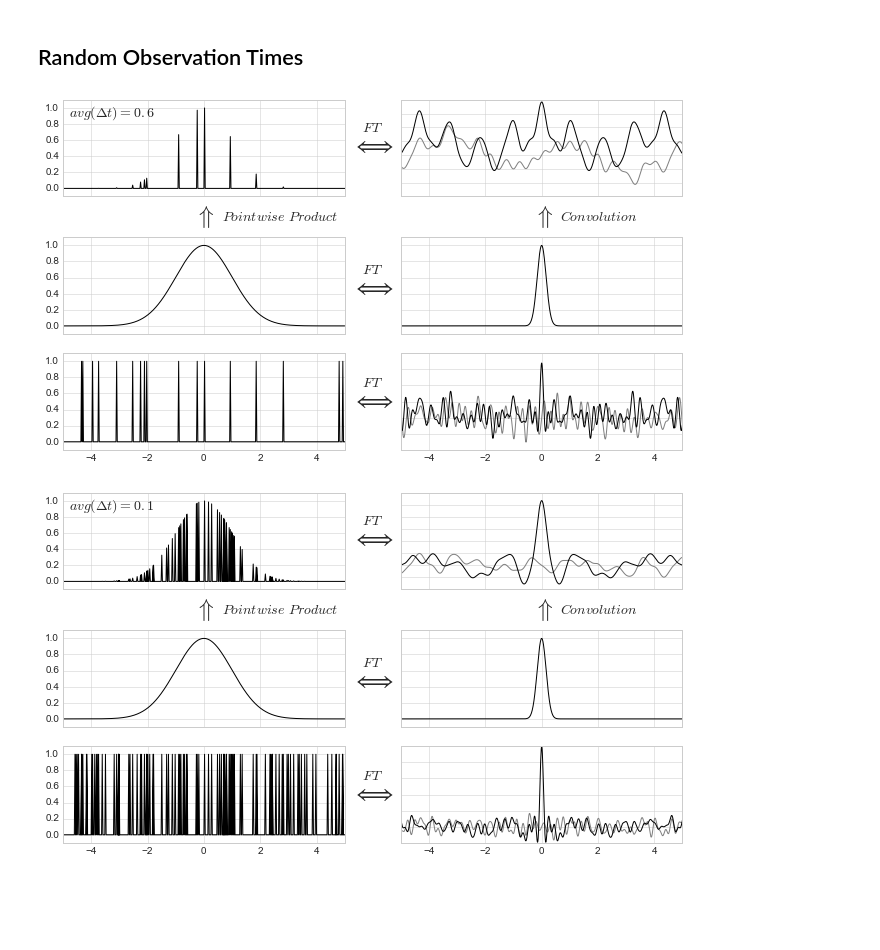
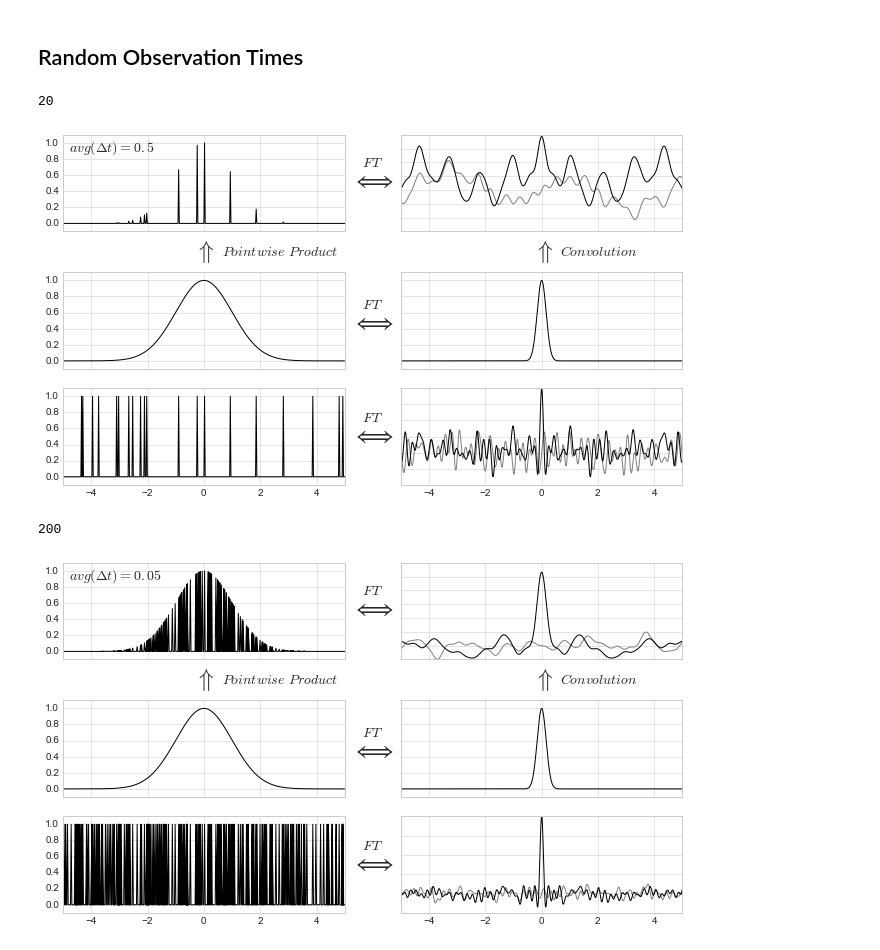
Before and after one commit to jakevdp/PracticalLombScargle, a Jupyter notebook: figures/WindowFunctions.ipynb, the cells around one changed output. Drawn from its saved outputs; the diff is of its cells as text; code cells hidden in the pictures; blank space fills up the shorter version.

Commit message:
Update nonuniform window discussion

```diff
--- a/figures/WindowFunctions.ipynb
+++ b/figures/WindowFunctions.ipynb
@@ -171,4 +171,4 @@ fig.savefig('fig07_comb_window_1.pdf')
 # %%
-fig = plot_dirac_comb(T_samp=1.4, plot_aliases=True)
+fig = plot_dirac_comb(T_samp=1.5, plot_aliases=True)
 fig.savefig('fig08_comb_window_2.pdf')
 # %% [output]
@@ -191,6 +191,7 @@ def plot_random_window(T_samp_avg):
 
     rng = np.random.RandomState(54545)
     t_comb = -5 + 10 * rng.rand(int(np.ceil(10 / T_samp_avg)))
+    print(len(t_comb))
 
     y_true = func(t)
     yhat_true = func_FT(f)
@@ -205,7 +206,7 @@ def plot_random_window(T_samp_avg):
 
     # Upper left panel: The windowed function
     ax[0, 0].plot(*delta_funcs(t_comb, func(t_comb)), '-k')
-    ax[0, 0].text(0.02, 0.96, r'$avg(\Delta t) = {0:.1f}$'.format(T_samp_avg),
+    ax[0, 0].text(0.02, 0.96, r'$avg(\Delta t) = {0:.2g}$'.format(T_samp_avg),
                   ha='left', va='top', transform=ax[0, 0].transAxes, size=14)
     ax[0, 0].set(xlim=(-5, 5),
                  ylim=(-0.1, 1.1))
@@ -233,12 +234,14 @@ def plot_random_window(T_samp_avg):
 
     return fig
 # %%
-fig = plot_random_window(T_samp_avg=0.6)
+fig = plot_random_window(T_samp_avg=0.5)
 fig.savefig('fig10_random_window.pdf')
 # %% [output]
+20
-[figure, old version]
+[figure, new version]
 # %%
-fig = plot_random_window(T_samp_avg=0.1)
+fig = plot_random_window(T_samp_avg=0.05)
 fig.savefig('fig11_random_window_2.pdf')
 # %% [output]
+200
-[figure, old version]
+[figure, new version]
```
Also changed, not shown: parts of 2 cells of this notebook, 6 other files.
